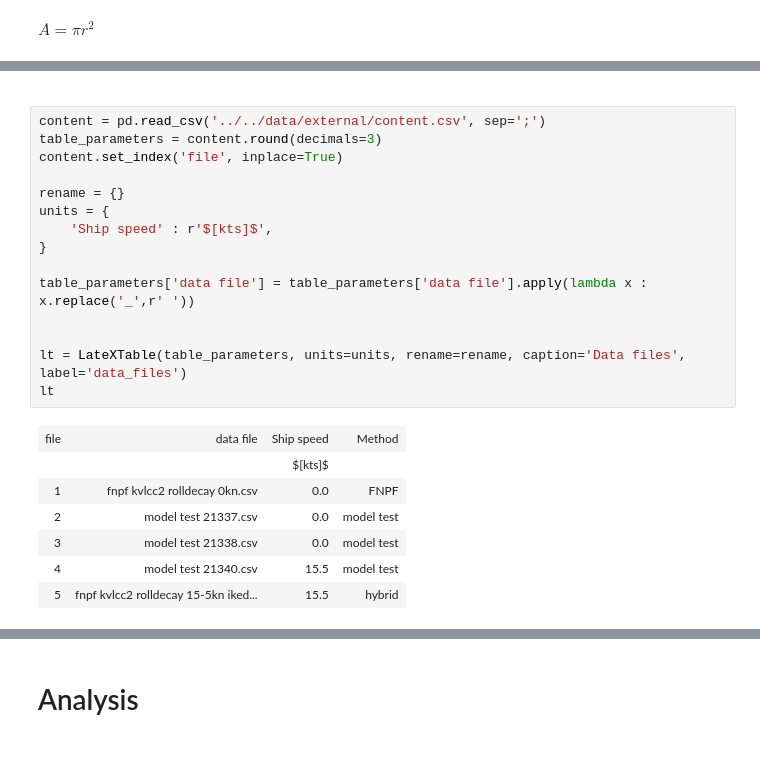
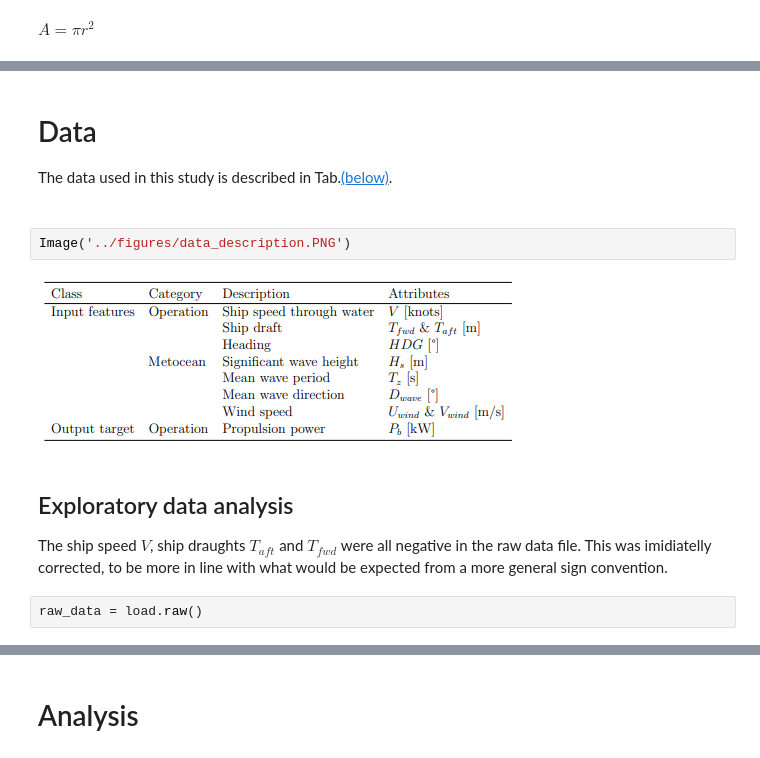
Before and after one commit to martinlarsalbert/ship_power_prediction, a Jupyter notebook: reports/report/01.1.report.ipynb, the cells around one changed output, grey strips where cells are left out. Saved outputs shown, nothing was run; the diff lists cells and outputs as text.

Commit message:
Added data and started to analyze.

```diff
--- a/reports/report/01.1.report.ipynb
+++ b/reports/report/01.1.report.ipynb
@@ -106,25 +96,14 @@ The data used in this study is described in Tab.[(below)](#tab_data_files). Ther
+# %% [markdown]
+# Data
+The data used in this study is described in Tab.[(below)](#fig_data_description).
 # %% [markdown]
-<a id="tab_data_files"></a>
+<a id="fig_data_description"></a>
-# %%
-content = pd.read_csv('../../data/external/content.csv', sep=';')
-table_parameters = content.round(decimals=3)
-content.set_index('file', inplace=True)
-
-rename = {}
-units = {
-    'Ship speed' : r'$[kts]$',
-}
-
-table_parameters['data file'] = table_parameters['data file'].apply(lambda x : x.replace('_',r' '))
-
-
-lt = LateXTable(table_parameters, units=units, rename=rename, caption='Data files', label='data_files')
-lt
-# %% [output]
-| file | data file | Ship speed | Method |
-|  |  | $[kts]$ |  |
-| 1 | fnpf kvlcc2 rolldecay 0kn.csv | 0.0 | FNPF |
-| 2 | model test 21337.csv | 0.0 | model test |
-| 3 | model test 21338.csv | 0.0 | model test |
-| 4 | model test 21340.csv | 15.5 | model test |
-| 5 | fnpf kvlcc2 rolldecay 15-5kn iked... | 15.5 | hybrid |
+# %%
+Image('../figures/data_description.PNG')
+# %% [output]
+[figure, added]
+# %% [markdown]
+## Exploratory data analysis
+The ship speed $V$, ship draughts $T_{aft}$ and $T_{fwd}$ were all negative in the raw data file. This was imidiatelly corrected, to be more in line with what would be expected from a more general sign convention.
+# %%
+raw_data = load.raw()
```
Also changed, not shown: parts of 10 cells of this notebook, 7 other files.
